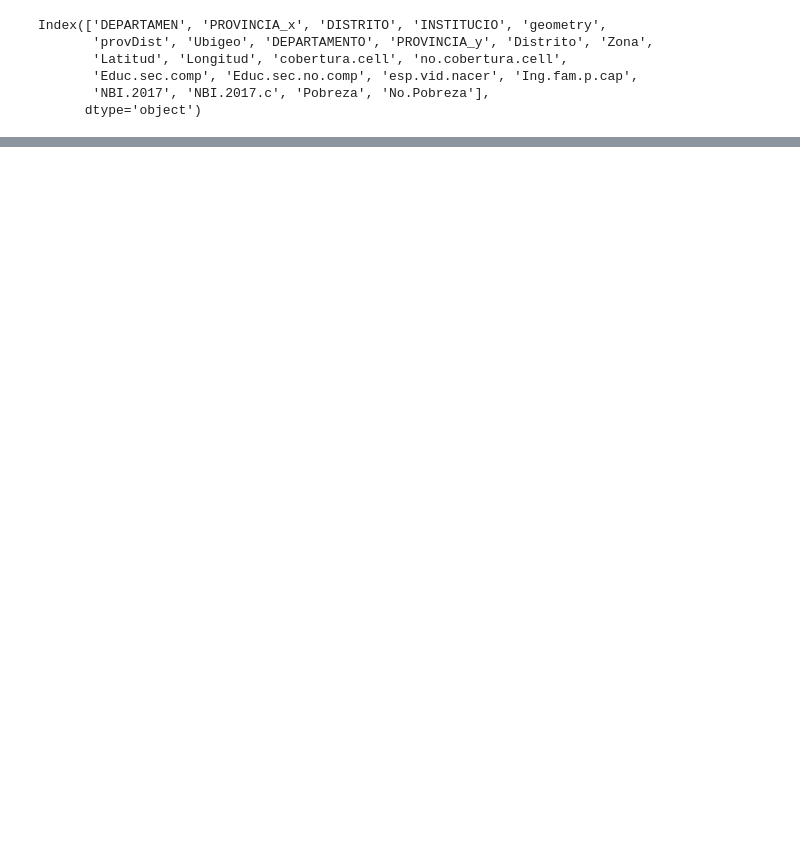
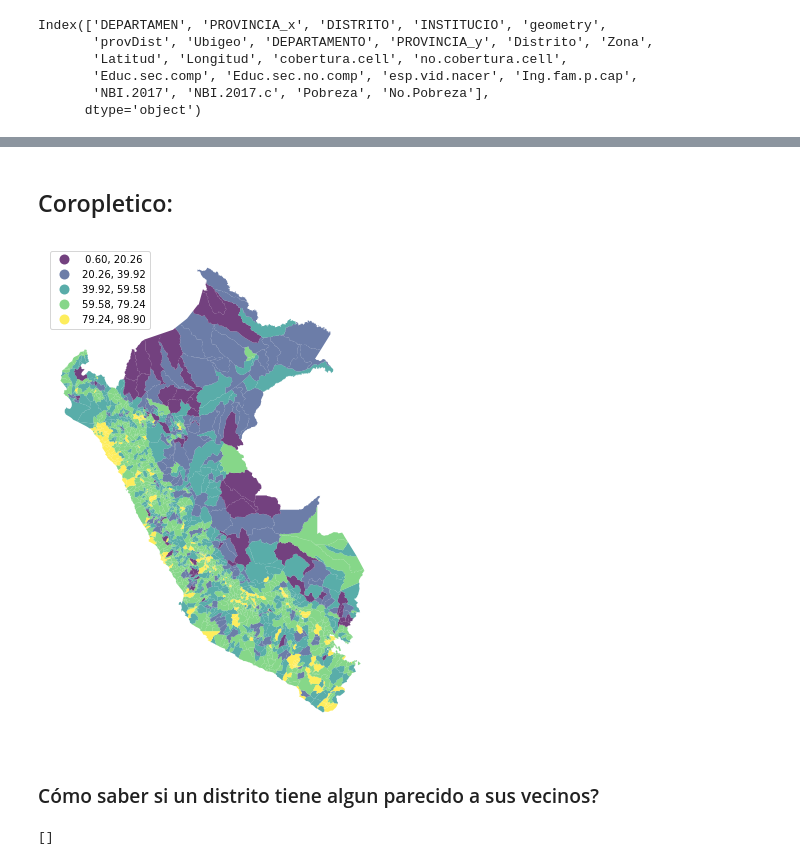
Before and after one commit to chorrillos/spatial, a Jupyter notebook: spatial.ipynb, the cells around one changed output, grey strips where cells are left out. Saved outputs shown, nothing was run; the diff lists cells and outputs as text; code cells hidden in the pictures; blank space fills up the shorter version.

```diff
--- a/spatial.ipynb
+++ b/spatial.ipynb
@@ -118,0 +216,21 @@ selecDisMap
+# %% [markdown]
+## Coropletico:
+# %%
+f, ax = plt.subplots(1, figsize=(9, 9))
+selecDisMap.plot(column='NBI_2017_c',
+        cmap='viridis',
+        scheme='equal_interval',
+        k=5,
+        edgecolor='white',
+        linewidth=0.,
+        alpha=0.75,
+        legend=True,
+        legend_kwds=dict(loc=2),
+        ax=ax
+       )
+
+ax.set_axis_off()
+# %% [output]
+[figure, added]
+# %% [markdown]
+### Cómo saber si un distrito tiene algun parecido a sus vecinos?
@@ -118,0 +243,5 @@ selecDisMap
+# %%
+# hay islas?
+wKNN.islands
+# %% [output]
+[]
```
Also changed, not shown: parts of 58 cells of this notebook, 3 other files.
